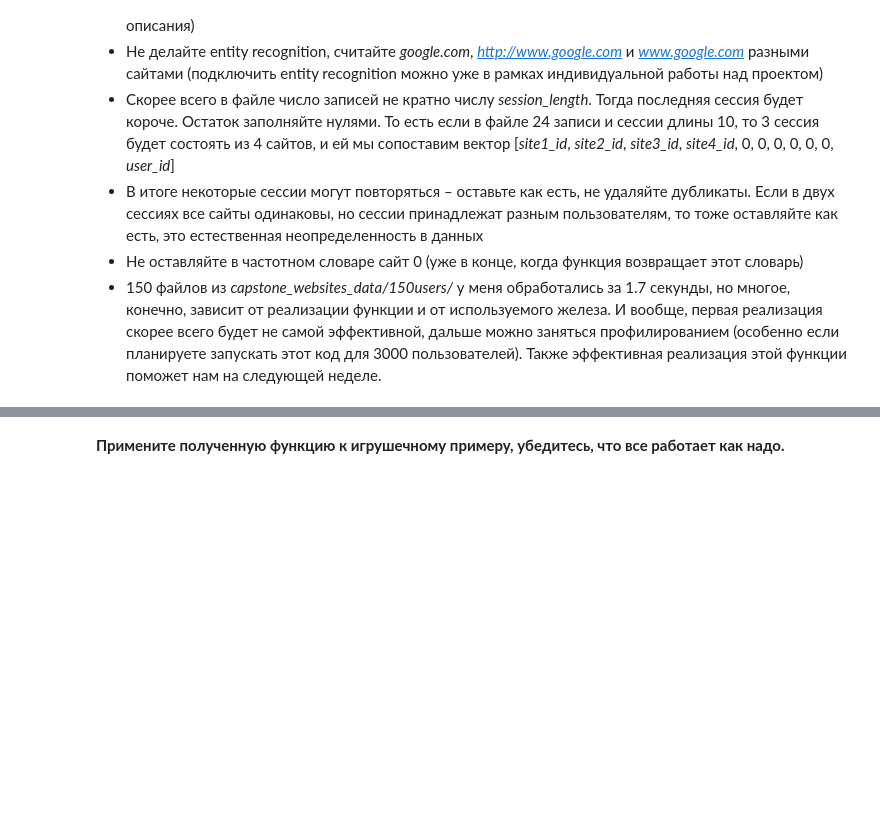
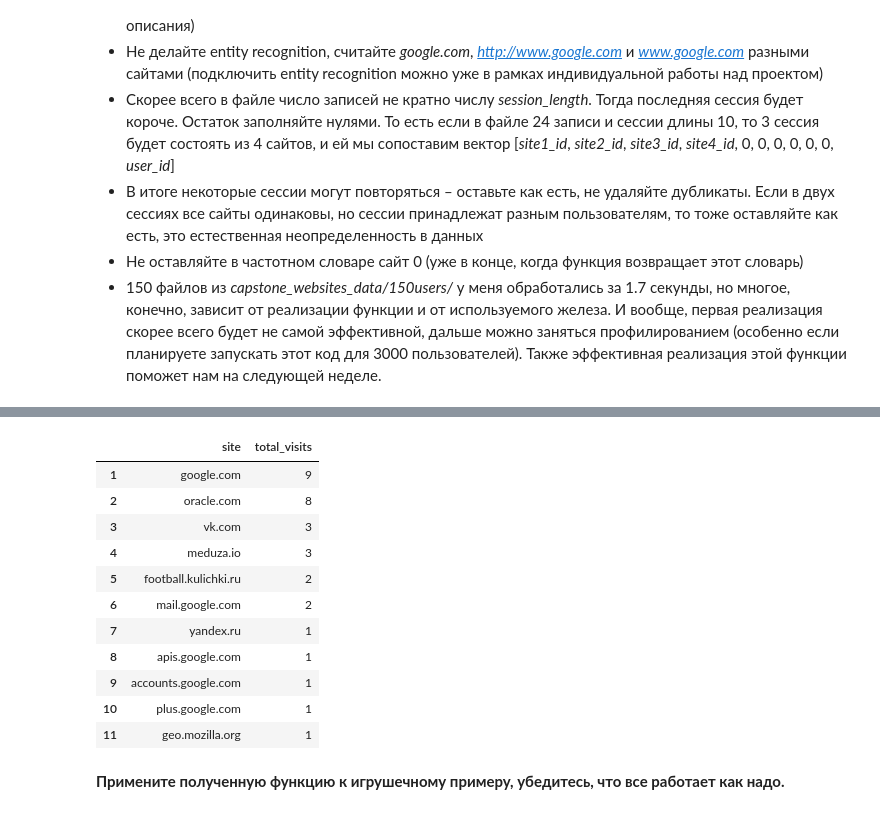
Before and after one commit to adrianoff/ml_coursera, a Jupyter notebook: final_projects/internet_users_identify/week1/week1_prepare_dataset.ipynb, the cells around one changed output, grey strips where cells are left out. Cells and saved outputs as stored; diff of their text form; code cells hidden in the pictures; blank space fills up the shorter version.

```diff
--- a/final_projects/internet_users_identify/week1/week1_prepare_dataset.ipynb
+++ b/final_projects/internet_users_identify/week1/week1_prepare_dataset.ipynb
@@ -267,6 +269,8 @@ user31_data.head()
 - Не оставляйте в частотном словаре сайт 0 (уже в конце, когда функция возвращает этот словарь)
 - 150 файлов из *capstone_websites_data/150users/* у меня обработались за 1.7 секунды, но многое, конечно, зависит от реализации функции и от используемого железа. И вообще, первая реализация скорее всего будет не самой эффективной, дальше можно заняться профилированием (особенно если планируете запускать этот код для 3000 пользователей). Также эффективная реализация этой функции поможет нам на следующей неделе.
 # %%
+%%time
+
 def prepare_train_set(path_to_csv_files, session_length=10):
     files = glob.glob(path_to_csv_files + 'user*.csv')
     sites = pd.DataFrame()
@@ -279,28 +283,41 @@ def prepare_train_set(path_to_csv_files, session_length=10):
     sites = pd.DataFrame(columns=['site', 'total_visits'])
     sites['site'] = sites_count.index
     sites['total_visits'] = sites_count.values
-    sites.sort_values(['total_visits'], inplace=True, ascending=False)
+    sites.sort_values(['total_visits'], inplace=True, ascending=False, kind='heapsort')
     sites = sites.reset_index(drop=True)
     sites.index = sites.index+1
 
-    columns = sites.site.values
-    columns = np.append(columns, 'user_id')
+    columns = ['site' + str(i) for i in range(1, session_length+1)]
+    columns.append('user_id')
+
     train_data = pd.DataFrame(columns=columns)
-    train_data.loc[0] = 0
 
-    i = 0
+
     for file in files:
         df = pd.read_csv(file)
         user_id = int(re.findall(r'\d+', ntpath.basename(file))[0])
-        train_data.loc[i] = 0
-        train_data.loc[i]['user_id'] = user_id
 
-        i = i + 1
+        k = 0
+        s = 1
+        cur_index = len(train_data.index)
+        for site in df.site.values:
+            new_index = cur_index + k
+
+            #if new_index not in train_data.index:
+            #    train_data.loc[new_index] = 0
+            #    train_data.loc[new_index]['user_id'] = user_id
+
+            #train_data.loc[new_index]['site' + str(s)] = sites[sites.site == site].index[0]
+
+            s = s + 1
+            if s > session_length:
+                k = k + 1
+                s = 1
 
 
-    return train_data
+    return train_data, sites
 
 
-train_data = prepare_train_set(os.path.join(PATH_TO_DATA, '3users/'), session_length=10)
+train_data, site_freq_3users = prepare_train_set(os.path.join(PATH_TO_DATA, '150users/'), session_length=10)
 train_data
 # %% [output]
@@ -311,3 +326,18 @@ train_data
+# %%
+site_freq_3users
+# %% [output]
+|  | site | total_visits |
+| 1 | google.com | 9 |
+| 2 | oracle.com | 8 |
+| 3 | vk.com | 3 |
+| 4 | meduza.io | 3 |
+| 5 | football.kulichki.ru | 2 |
+| 6 | mail.google.com | 2 |
+| 7 | yandex.ru | 1 |
+| 8 | apis.google.com | 1 |
+| 9 | accounts.google.com | 1 |
+| 10 | plus.google.com | 1 |
+| 11 | geo.mozilla.org | 1 |
 # %% [markdown]
 **Примените полученную функцию к игрушечному примеру, убедитесь, что все работает как надо.**
 # %%
```
Also changed, not shown: parts of 10 cells of this notebook, 3 other files.
